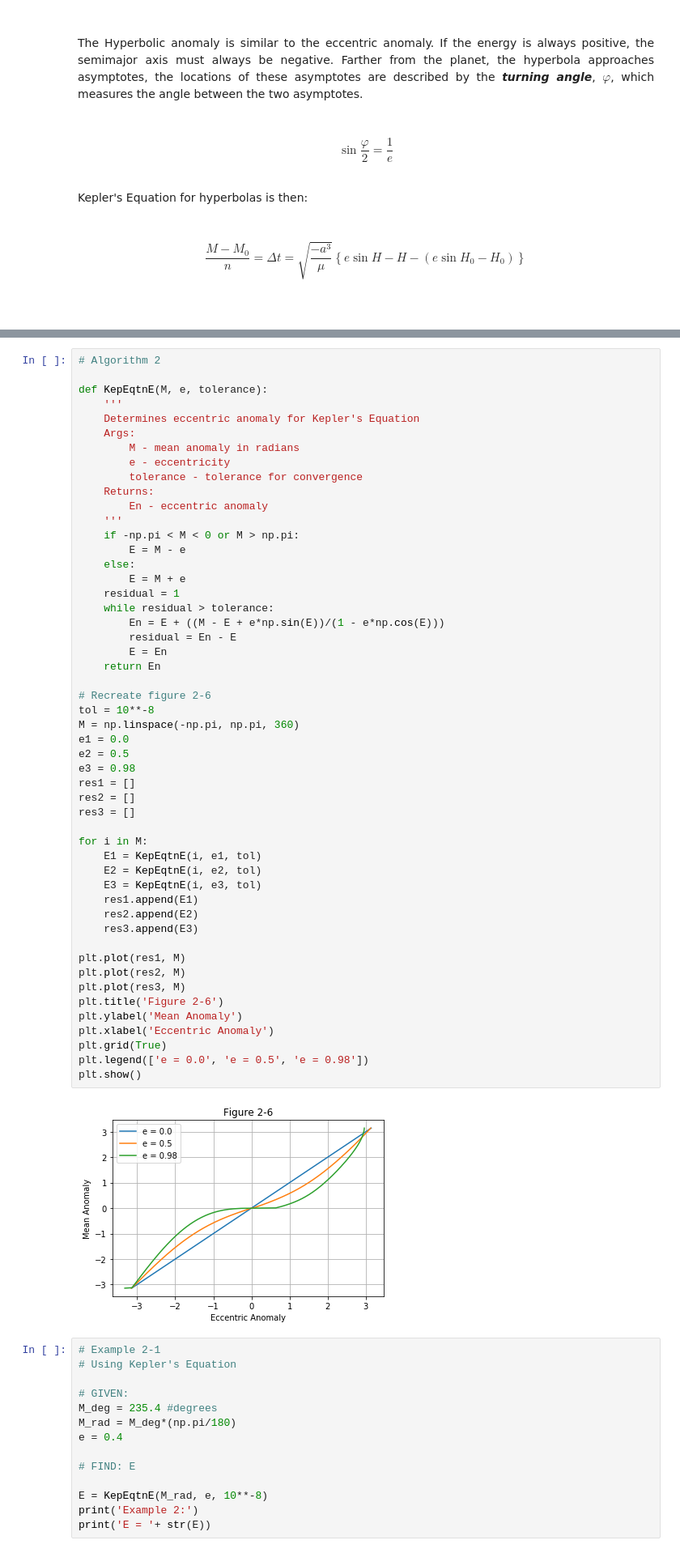
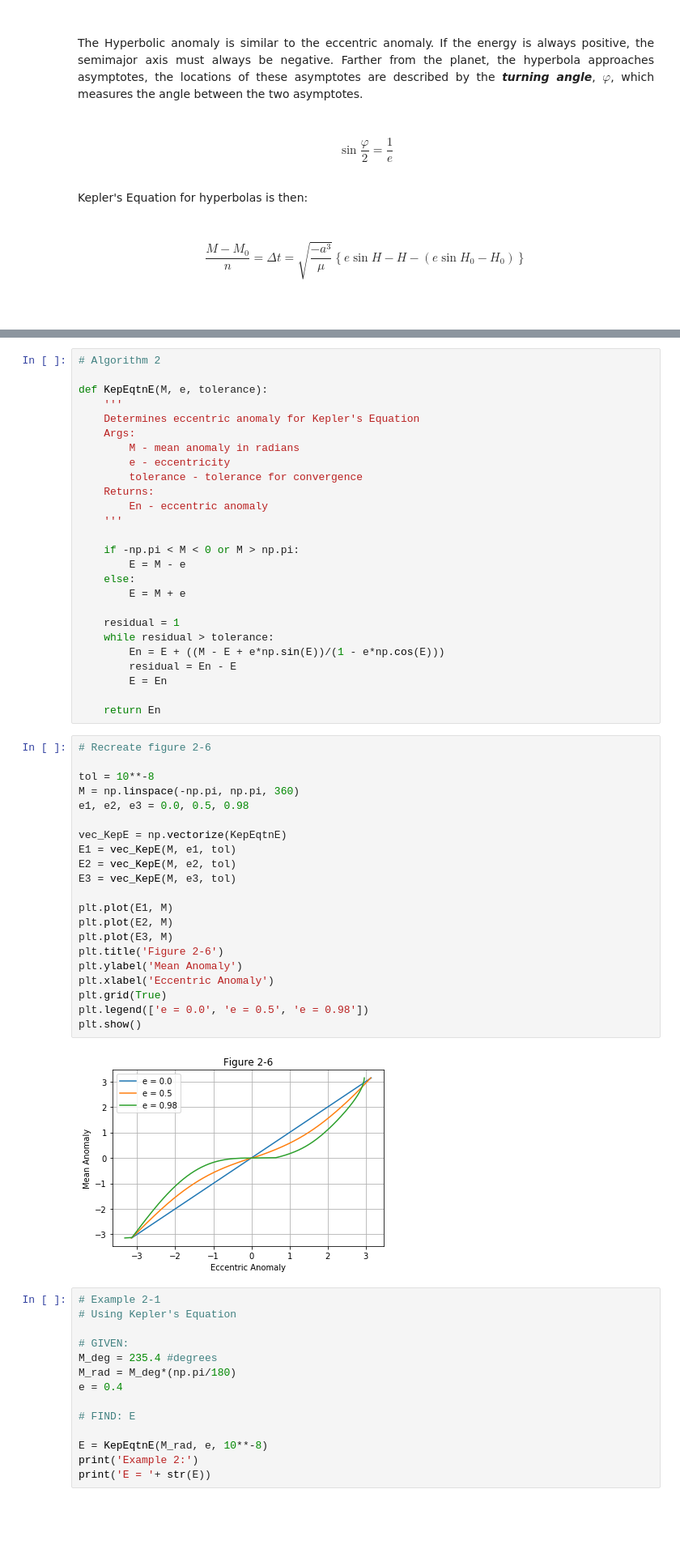
Before and after one commit to samantharamsey/Astrodynamics, a Jupyter notebook: Astrodynamics.ipynb, the cells around one changed output, grey strips where cells are left out. Shown: that part at 81% size. Cells and saved outputs as stored; diff of their text form; blank space fills up the shorter version.

```diff
--- a/Astrodynamics.ipynb
+++ b/Astrodynamics.ipynb
@@ -293,46 +299,42 @@ def KepEqtnE(M, e, tolerance):
     Returns:
         En - eccentric anomaly
     '''
+
     if -np.pi < M < 0 or M > np.pi:
         E = M - e
     else:
         E = M + e
+
     residual = 1
     while residual > tolerance:
         En = E + ((M - E + e*np.sin(E))/(1 - e*np.cos(E)))
         residual = En - E
         E = En
+
     return En
-
-# Recreate figure 2-6
-tol = 10**-8
-M = np.linspace(-np.pi, np.pi, 360)
-e1 = 0.0
-e2 = 0.5
-e3 = 0.98
-res1 = []
-res2 = []
-res3 = []
-
-for i in M:
-    E1 = KepEqtnE(i, e1, tol)
-    E2 = KepEqtnE(i, e2, tol)
-    E3 = KepEqtnE(i, e3, tol)
-    res1.append(E1)
-    res2.append(E2)
-    res3.append(E3)
-
-plt.plot(res1, M)
-plt.plot(res2, M)
-plt.plot(res3, M)
-plt.title('Figure 2-6')
-plt.ylabel('Mean Anomaly')
-plt.xlabel('Eccentric Anomaly')
-plt.grid(True)
-plt.legend(['e = 0.0', 'e = 0.5', 'e = 0.98'])
-plt.show()
-# %% [output]
-[figure, removed]
+# %%
+# Recreate figure 2-6
+
+tol = 10**-8
+M = np.linspace(-np.pi, np.pi, 360)
+e1, e2, e3 = 0.0, 0.5, 0.98
+
+vec_KepE = np.vectorize(KepEqtnE)
+E1 = vec_KepE(M, e1, tol)
+E2 = vec_KepE(M, e2, tol)
+E3 = vec_KepE(M, e3, tol)
+
+plt.plot(E1, M)
+plt.plot(E2, M)
+plt.plot(E3, M)
+plt.title('Figure 2-6')
+plt.ylabel('Mean Anomaly')
+plt.xlabel('Eccentric Anomaly')
+plt.grid(True)
+plt.legend(['e = 0.0', 'e = 0.5', 'e = 0.98'])
+plt.show()
+# %% [output]
+[figure, added]
 # %%
 # Example 2-1
 # Using Kepler's Equation
```
Also changed, not shown: parts of 15 cells of this notebook.
